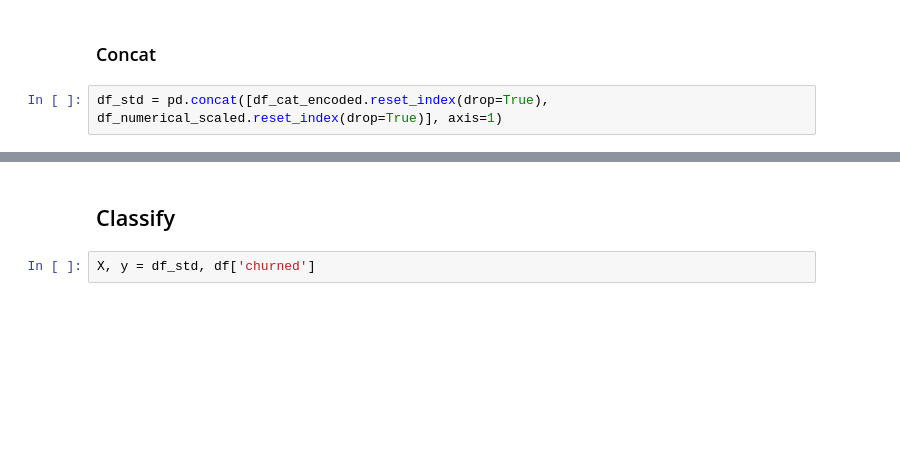
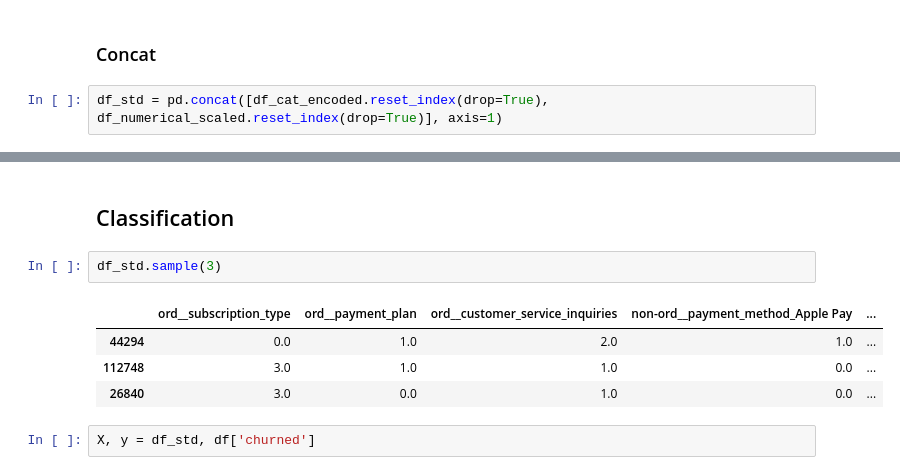
Before and after one commit to santander-coders-1175/machine-learning-2, a Jupyter notebook: src/pynb/exp-j.ipynb, the cells around one changed output, grey strips where cells are left out. Cells and saved outputs as stored; diff of their text form; blank space fills up the shorter version.

```diff
--- a/src/pynb/exp-j.ipynb
+++ b/src/pynb/exp-j.ipynb
@@ -381,5 +380,12 @@ df_std.sample(5)
 # %% [markdown]
-## Classify
+## Classification
+# %%
+df_std.sample(3)
+# %% [output]
+|  | ord__subscription_type | ord__payment_plan | ord__customer_service_inquiries | non-ord__payment_method_Apple Pay | ... |
+| 44294 | 0.0 | 1.0 | 2.0 | 1.0 | ... |
+| 112748 | 3.0 | 1.0 | 1.0 | 0.0 | ... |
+| 26840 | 3.0 | 0.0 | 1.0 | 0.0 | ... |
 # %%
 X, y = df_std, df['churned']
 # %%
```
Also changed, not shown: parts of 16 cells of this notebook.
